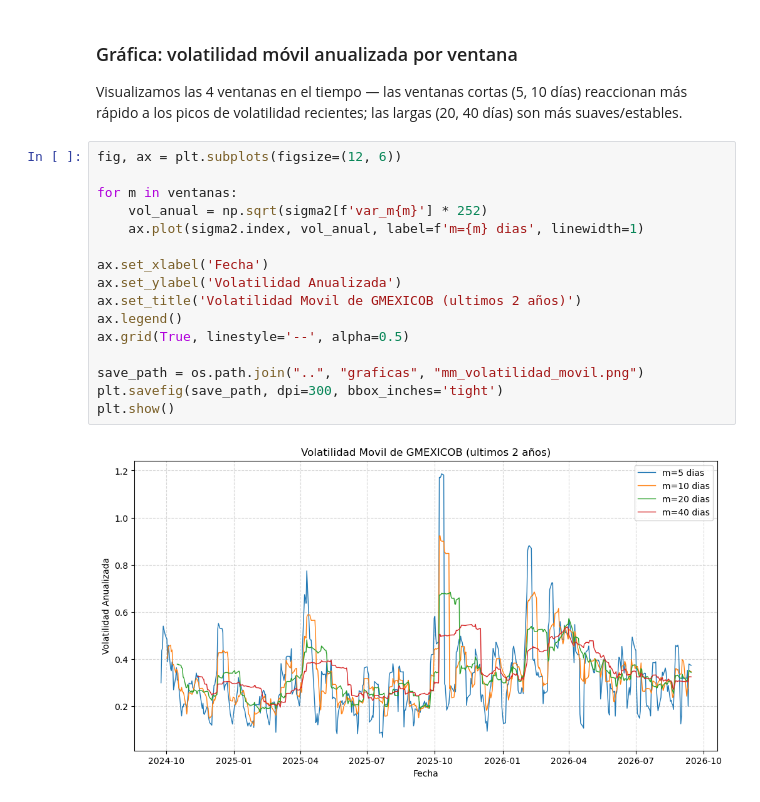
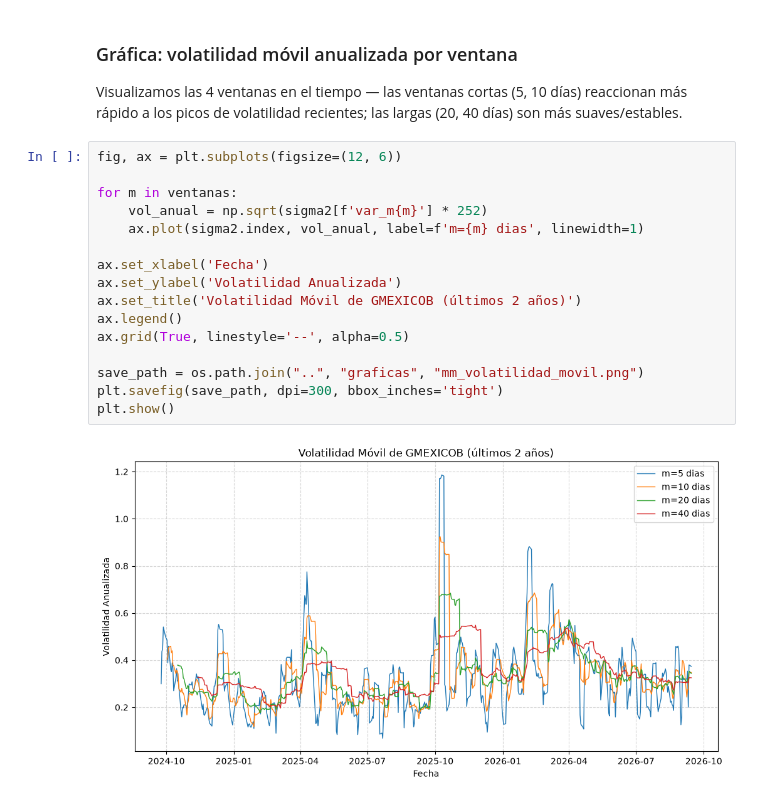
Before and after one commit to perezvic20067/analisis_del_riesgo_gmexico, a Jupyter notebook: modelos_varianza/examen2_media_movil.ipynb, the cells around one changed output. Cells and saved outputs as stored; diff of their text form.

```diff
--- a/modelos_varianza/examen2_media_movil.ipynb
+++ b/modelos_varianza/examen2_media_movil.ipynb
@@ -162,18 +162,18 @@ Visualizamos las 4 ventanas en el tiempo — las ventanas cortas (5, 10 días) r
 # %%
 fig, ax = plt.subplots(figsize=(12, 6))
 
 for m in ventanas:
     vol_anual = np.sqrt(sigma2[f'var_m{m}'] * 252)
     ax.plot(sigma2.index, vol_anual, label=f'm={m} dias', linewidth=1)
 
 ax.set_xlabel('Fecha')
 ax.set_ylabel('Volatilidad Anualizada')
-ax.set_title('Volatilidad Movil de GMEXICOB (ultimos 2 años)')
+ax.set_title('Volatilidad Móvil de GMEXICOB (últimos 2 años)')
 ax.legend()
 ax.grid(True, linestyle='--', alpha=0.5)
 
 save_path = os.path.join("..", "graficas", "mm_volatilidad_movil.png")
 plt.savefig(save_path, dpi=300, bbox_inches='tight')
 plt.show()
 # %% [output]
-[figure, old version]
+[figure, new version]
```
Also changed, not shown: 1 other file.
